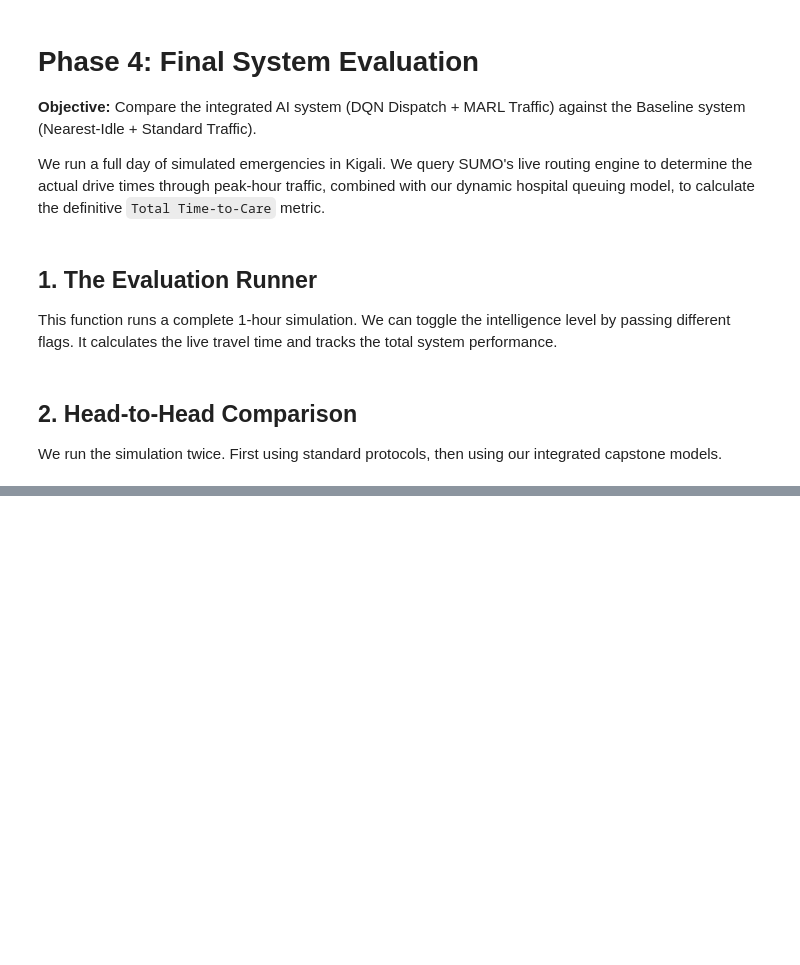
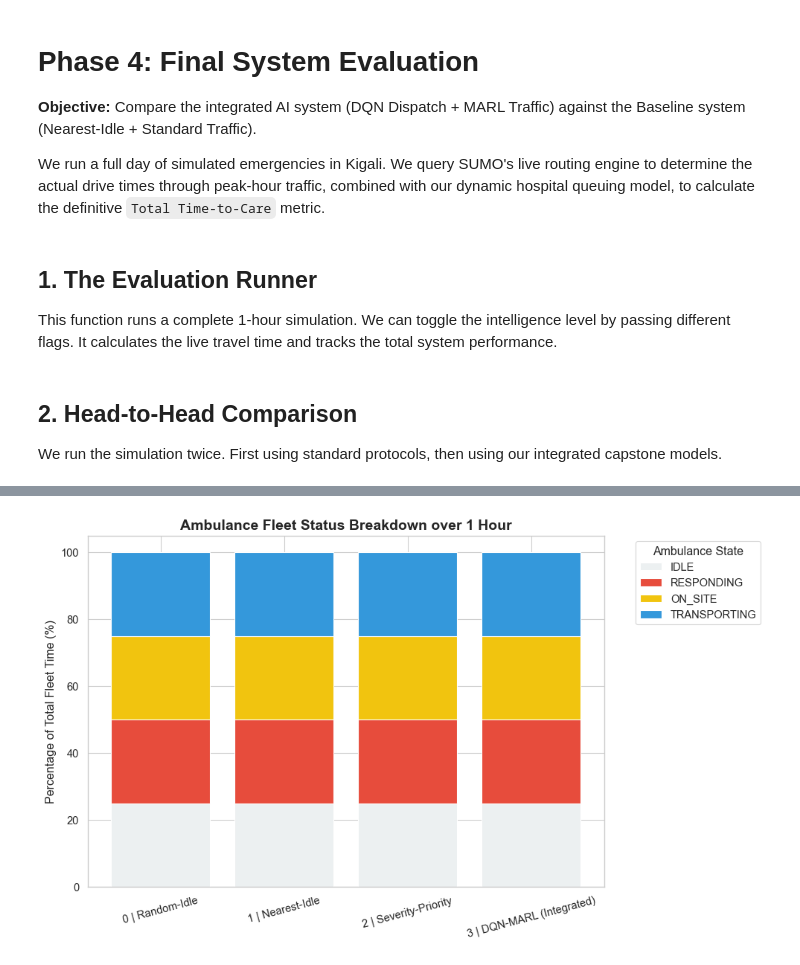
Before and after one commit to Christianib003/kigali-ems-pipeline-optimization, a Jupyter notebook: notebooks/05_evaluate_system.ipynb, the cells around one changed output, grey strips where cells are left out. Saved outputs shown, nothing was run; the diff lists cells and outputs as text; code cells hidden in the pictures; blank space fills up the shorter version.

```diff
--- a/notebooks/05_evaluate_system.ipynb
+++ b/notebooks/05_evaluate_system.ipynb
@@ -392,0 +520,32 @@ FINAL BENCHMARK SUMMARY (ALL POLICIES)
+# %%
+policies = list(all_telemetry.keys())
+states = ['IDLE', 'RESPONDING', 'ON_SITE', 'TRANSPORTING']
+
+breakdown_data = {state: [] for state in states}
+
+for policy in policies:
+    amb_df = all_telemetry[policy].get_ambulance_df()
+    total_logs = len(amb_df)
+
+    for state in states:
+        state_count = len(amb_df[amb_df['status'] == state])
+        breakdown_data[state].append((state_count / total_logs) * 100 if total_logs > 0 else 0)
+
+plt.figure(figsize=(10, 6))
+bottom = np.zeros(len(policies))
+state_colors = ['#ecf0f1', '#e74c3c', '#f1c40f', '#3498db'] # Idle(Gray), Resp(Red), OnSite(Yellow), Trans(Blue)
+
+for idx, state in enumerate(states):
+    plt.bar(policies, breakdown_data[state], bottom=bottom, label=state, color=state_colors[idx], edgecolor='white')
+    bottom += np.array(breakdown_data[state])
+
+plt.title('Ambulance Fleet Status Breakdown over 1 Hour', fontsize=14, fontweight='bold')
+plt.ylabel('Percentage of Total Fleet Time (%)')
+plt.legend(title="Ambulance State", bbox_to_anchor=(1.05, 1), loc='upper left')
+plt.xticks(rotation=15)
+
+plt.tight_layout()
+# plt.savefig('chart_5_fleet_status.pdf', format='pdf', bbox_inches='tight')
+plt.show()
+# %% [output]
+[figure, added]
```
Also changed, not shown: parts of 8 cells of this notebook, 3 other files.
